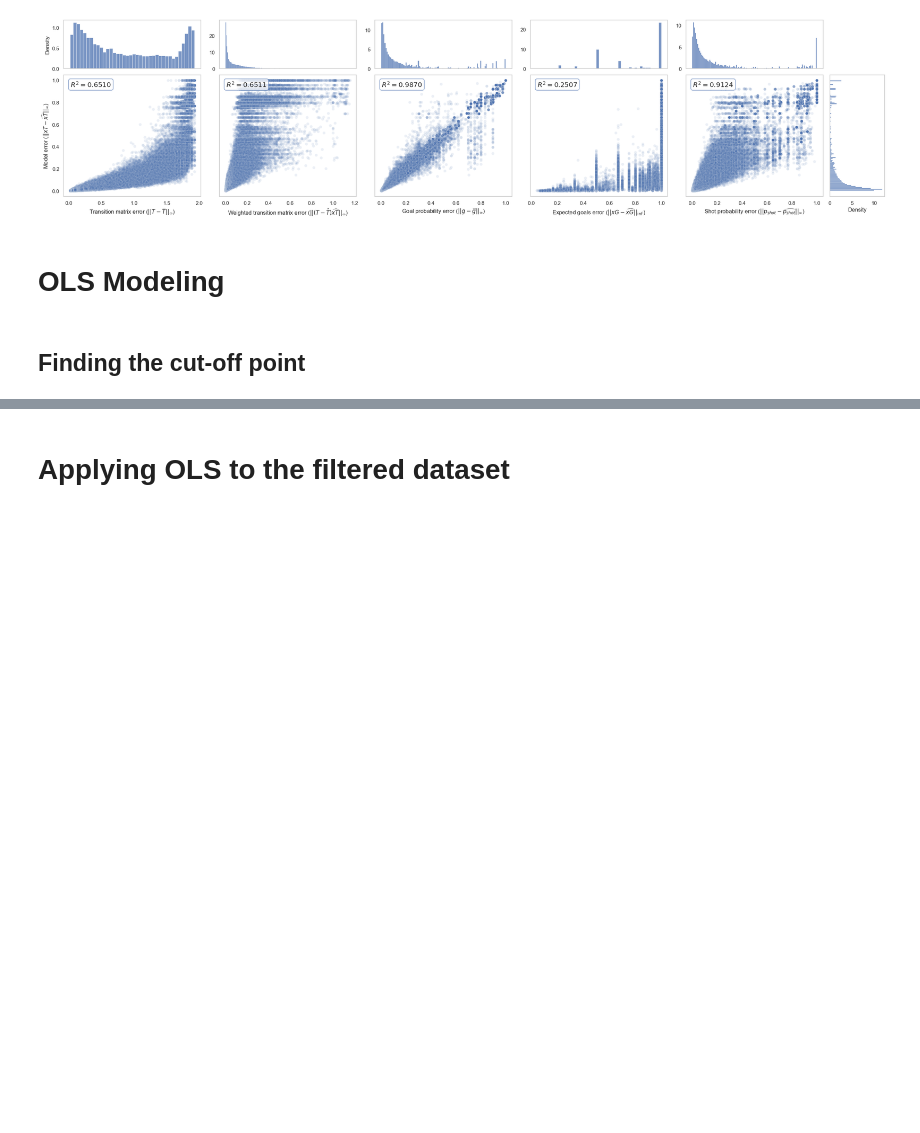
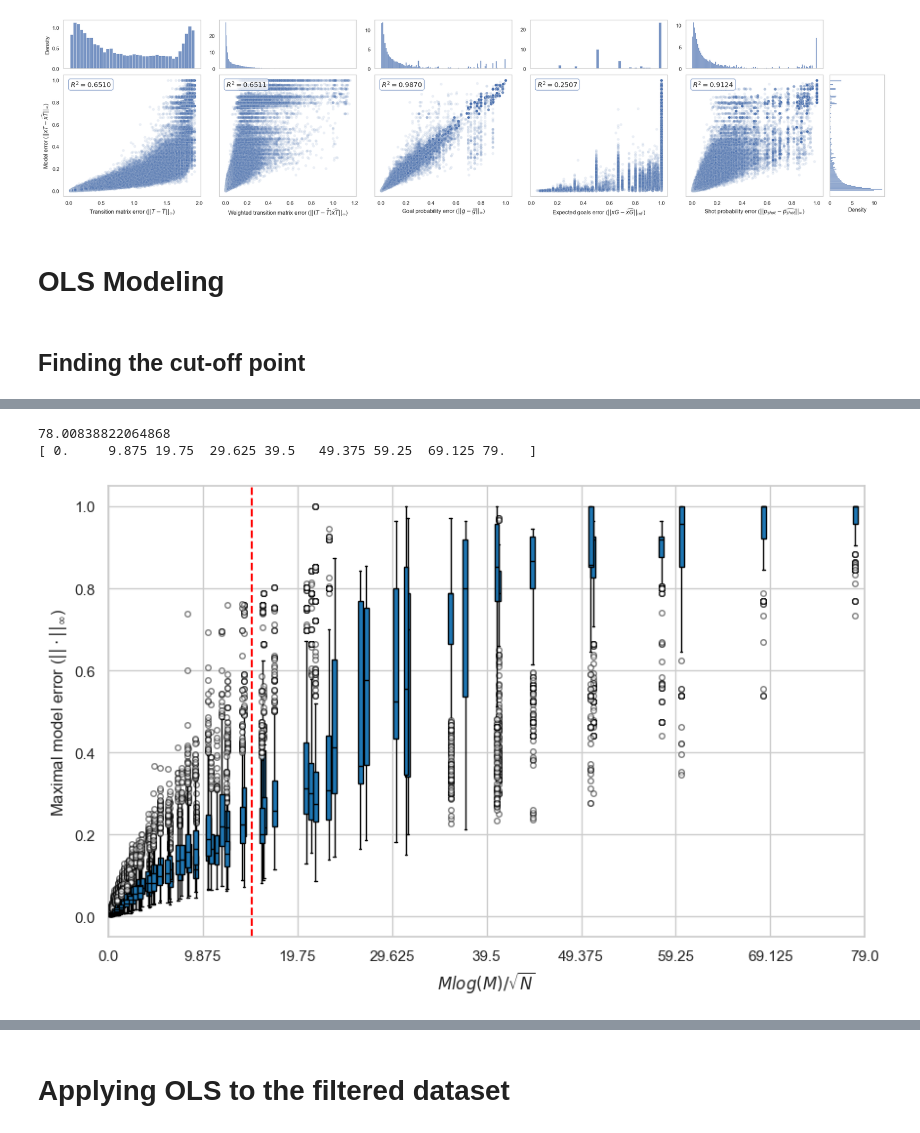
Before and after one commit to kvanarem42/xthreat-error-quantification-agentic, a Jupyter notebook: 4-investigate-results/apply_maximal_error_paper.ipynb, the cells around one changed output, grey strips where cells are left out. Drawn from its saved outputs; the diff is of its cells as text; code cells hidden in the pictures; blank space fills up the shorter version.

Commit message:
Finish adjustments for data rerun 2026: complete final interpretation

```diff
--- a/4-investigate-results/apply_maximal_error_paper.ipynb
+++ b/4-investigate-results/apply_maximal_error_paper.ipynb
@@ -473,0 +417,80 @@ print(f"TP={TP}, TN={TN}, FP={FP}, FN={FN}")
+# %%
+plt.figure(figsize=(10, 6))
+
+color = sns.color_palette("tab10")[0]
+
+vals = df_errors['Mlog(M)/sqrt(N)'].unique().tolist()
+data_listed = [
+    df_errors[df_errors['Mlog(M)/sqrt(N)'] == val]['xT_error_inf_norm'].tolist()
+    for val in vals
+]
+
+for idx, (val, data_points) in enumerate(zip(vals, data_listed)):
+    plt.boxplot(
+        data_points,
+        positions=[val],
+        widths=0.5,
+        patch_artist=True,
+        medianprops=dict(color='black', linewidth=1),
+        # boxprops=dict(facecolor='lightblue', color='black', linewidth=1),
+        boxprops=dict(facecolor=color, color='black', linewidth=1),
+        # boxprops=dict(facecolor='#4C72B0', color='black'),
+        capprops=dict(color='black'),
+        whiskerprops=dict(color='black'),
+        flierprops=dict(markerfacecolor='white', marker='o', markersize=4, alpha=0.5),
+        zorder=idx,
+    )
+
+plt.axvline(x=15, color='red', linestyle='--', label='Threshold at 15')
+
+plt.grid(True)
+plt.xlim(0, np.ceil(max(vals)))
+n_ticks = 9
+ticks = np.linspace(0.0, np.ceil(max(vals)), n_ticks)
+print(max(vals))
+print(ticks)
+plt.xticks(ticks, labels=ticks)
+plt.xlabel(r'$Mlog(M)/\sqrt{N}$')
+plt.ylabel(r'Maximal model error ($||\cdot||_{\infty}$)')
+plt.show()
+
+
+
+plt.figure(figsize=(10, 6))
+
+vals = df_errors['M^{3/2}log(M)/sqrt(N)'].unique().tolist()
+data_listed = [
+    df_errors[df_errors['M^{3/2}log(M)/sqrt(N)'] == val]['xT_error_inf_norm'].tolist()
+    for val in vals
+]
+
+for idx, (val, data_points) in enumerate(zip(vals, data_listed)):
+    plt.boxplot(
+        data_points,
+        positions=[val],
+        widths=0.5,
+        patch_artist=True,
+        medianprops=dict(color='black', linewidth=1),
+        # boxprops=dict(facecolor='lightblue', color='black', linewidth=1),
+        boxprops=dict(facecolor=color, color='black', linewidth=1),
+        # boxprops=dict(facecolor='#4C72B0', color='black'),
+        capprops=dict(color='black'),
+        whiskerprops=dict(color='black'),
+        flierprops=dict(markerfacecolor='white', marker='o', markersize=4, alpha=0.5),
+        zorder=idx,
+    )
+plt.axvline(x=602.35, color='red', linestyle='--', label='Threshold at 602.35')
+plt.grid(True)
+plt.xlim(0, np.ceil(max(vals)))
+n_ticks = 9
+ticks = np.linspace(0.0, np.ceil(max(vals)), n_ticks)
+print(max(vals))
+print(ticks)
+plt.xticks(ticks, labels=ticks)
+plt.xlabel(r'$M^{3/2}log(M)/\sqrt{N}$')
+plt.ylabel(r'Maximal model error ($||xT-\widehat{xT}||_{\infty}$)')
+plt.show()
+# %% [output]
+78.00838822064868
+[ 0.     9.875 19.75  29.625 39.5   49.375 59.25  69.125 79.   ]
+[figure, added]
```
Also changed, not shown: parts of 21 cells of this notebook, 1 other file.
